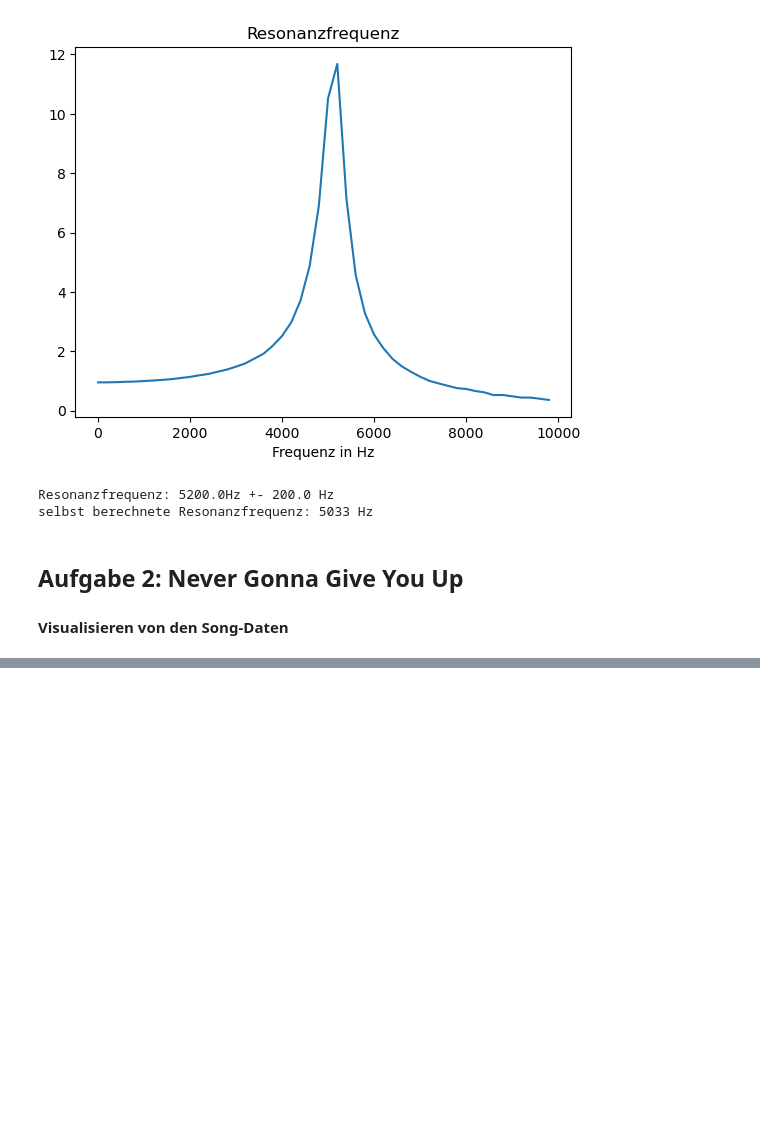
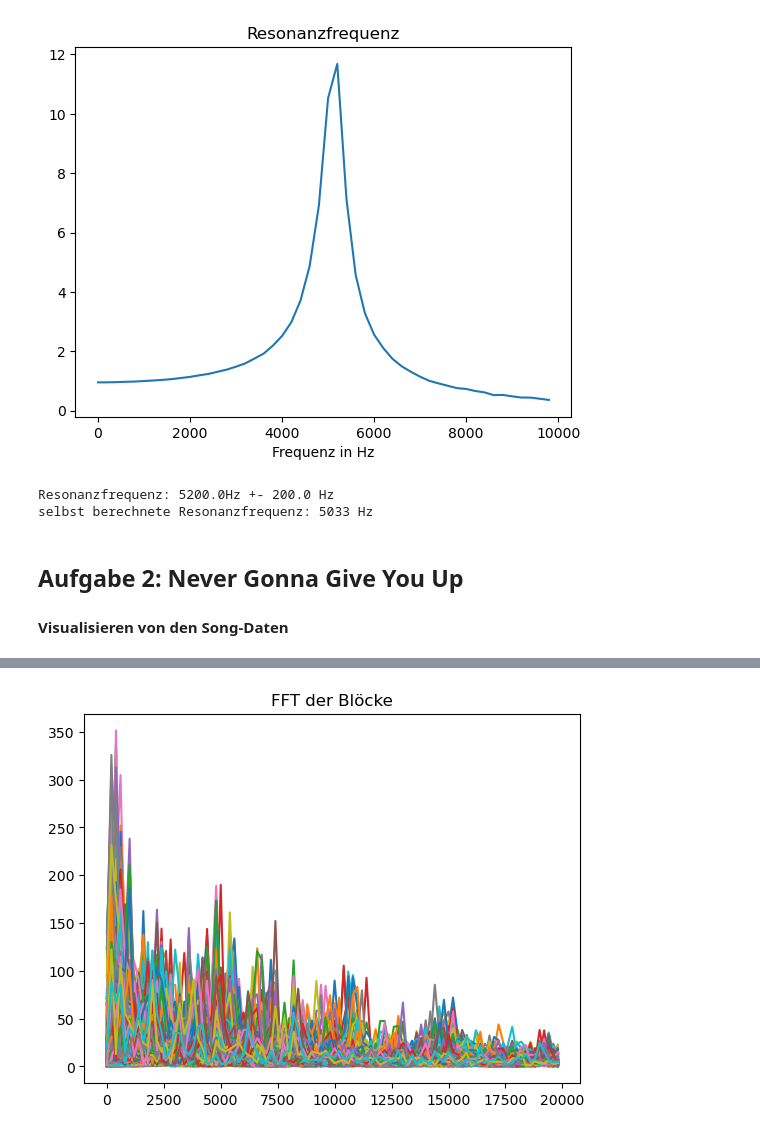
Before and after one commit to Atomarverseucht/AIN, a Jupyter notebook: 3/technische-grundlagen-der-kuenstlichen-intelligenz/versuch4/song.ipynb, the cells around one changed output, grey strips where cells are left out. Saved outputs shown, nothing was run; the diff lists cells and outputs as text; code cells hidden in the pictures; blank space fills up the shorter version.

```diff
--- a/3/technische-grundlagen-der-kuenstlichen-intelligenz/versuch4/song.ipynb
+++ b/3/technische-grundlagen-der-kuenstlichen-intelligenz/versuch4/song.ipynb
@@ -107,24 +93,0 @@ plt.show()
-# %%
-hochpass = np.zeros(blockLen)
-tiefpass = np.zeros(blockLen)
-bandpass = np.zeros(blockLen)
-grenzA = 400 // 200
-grenzB = 2000 // 200
-for i in range(0, grenzA):
-    tiefpass[i] = 1
-for i in range(blockLen - grenzA, blockLen):
-    tiefpass[i] = 1
-for i in range(grenzB, blockLen - grenzB):
-    hochpass[i] = 1
-for i in range(grenzA, grenzB):
-    bandpass[i] = 1
-for i in range(blockLen - grenzB, blockLen - grenzA):
-    bandpass[i] = 1
-schnitt = 30
-plt.plot(blockF[:schnitt], hochpass[: schnitt])
-plt.plot(blockF[:schnitt],tiefpass[: schnitt])
-plt.plot(blockF[:schnitt],bandpass[: schnitt])
-plt.show()
-for i in range(0, blockLen):
-    data = blockF[i] * hochpass
-Audio(tenMs, rate=fs)
@@ -133,0 +94,13 @@ Audio(tenMs, rate=fs)
+# %%
+blockLen = 1024
+blockAnz = tenMs.size // blockLen
+blocks_ = np.zeros((blockAnz, blockLen))
+blockF = np.arange(blockLen) // 0.005
+frq = np.zeros(blockAnz)
+for i in range(blockAnz):
+    blocks_[i] = tenMs[i * blockLen : (i + 1) * blockLen]
+    plt.plot(blockF[:100], np.abs(np.fft.fft(blocks_[i]))[:100])
+plt.title("FFT der Blöcke")
+plt.show()
+# %% [output]
+[figure, added]
```
Also changed, not shown: parts of 6 cells of this notebook.
